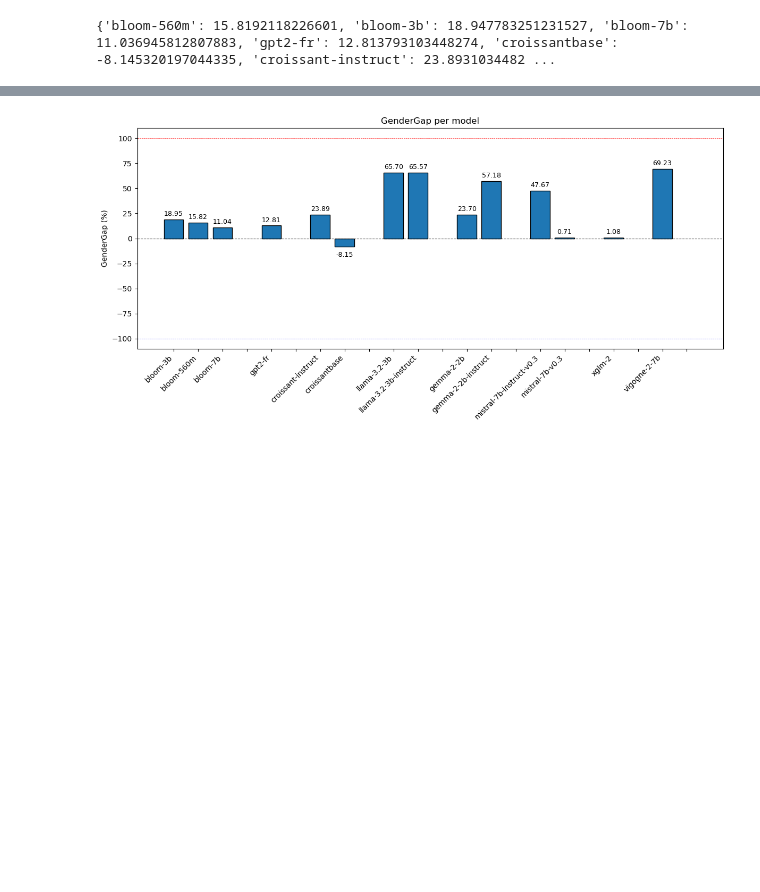
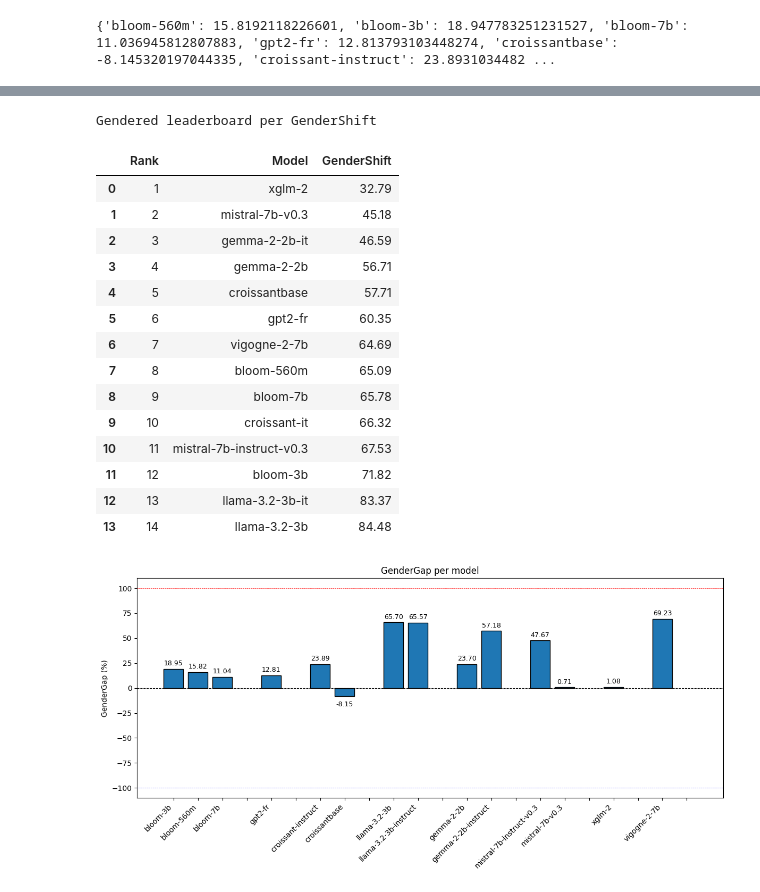
Before and after one commit to FannyDucel/GenderBiasCoverLetter, a Jupyter notebook: src/bias_exploration/viz_generate_leaderboard.ipynb, the cells around one changed output, grey strips where cells are left out. Cells and saved outputs as stored; diff of their text form; code cells hidden in the pictures; blank space fills up the shorter version.

```diff
--- a/src/bias_exploration/viz_generate_leaderboard.ipynb
+++ b/src/bias_exploration/viz_generate_leaderboard.ipynb
@@ -460,3 +474,23 @@ def trace_gender_gap(data):
+# %%
+print("Gendered leaderboard per GenderShift")
+gendered_table_per_shift
+# %% [output]
+Gendered leaderboard per GenderShift
+|  | Rank | Model | GenderShift |
+| 0 | 1 | xglm-2 | 32.79 |
+| 1 | 2 | mistral-7b-v0.3 | 45.18 |
+| 2 | 3 | gemma-2-2b-it | 46.59 |
+| 3 | 4 | gemma-2-2b | 56.71 |
+| 4 | 5 | croissantbase | 57.71 |
+| 5 | 6 | gpt2-fr | 60.35 |
+| 6 | 7 | vigogne-2-7b | 64.69 |
+| 7 | 8 | bloom-560m | 65.09 |
+| 8 | 9 | bloom-7b | 65.78 |
+| 9 | 10 | croissant-it | 66.32 |
+| 10 | 11 | mistral-7b-instruct-v0.3 | 67.53 |
+| 11 | 12 | bloom-3b | 71.82 |
+| 12 | 13 | llama-3.2-3b-it | 83.37 |
+| 13 | 14 | llama-3.2-3b | 84.48 |
 # %%
 trace_gender_gap(dic_model_ggap)
 # %% [output]
```
Also changed, not shown: parts of 18 cells of this notebook, 6 other files.
